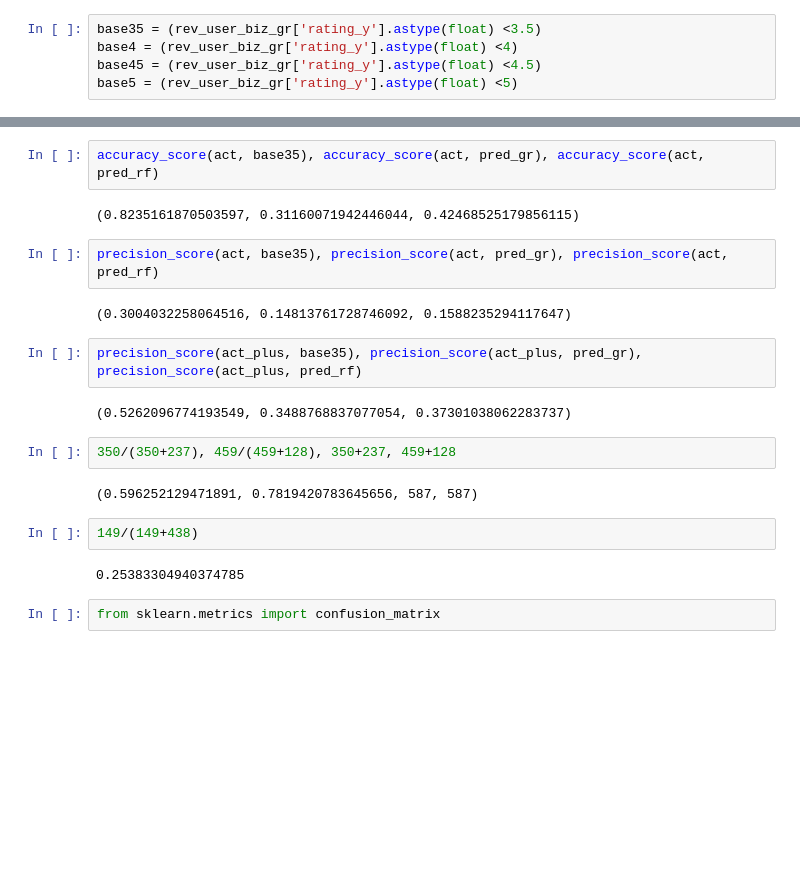
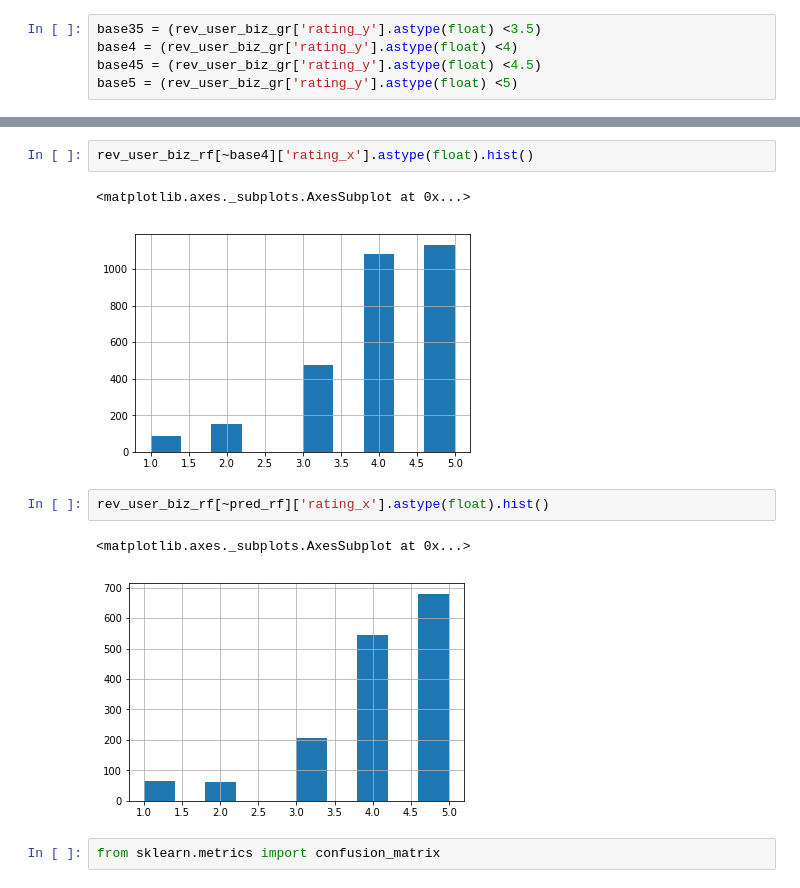
Before and after one commit to Myau5x/anti-recommender, a Jupyter notebook: testing_on_scrap.ipynb, the cells around one changed output, grey strips where cells are left out. Saved outputs shown, nothing was run; the diff lists cells and outputs as text; blank space fills up the shorter version.

```diff
--- a/testing_on_scrap.ipynb
+++ b/testing_on_scrap.ipynb
@@ -307,23 +303,13 @@ recall_score(act, base35), recall_score(act, pred_gr), recall_score(act, pred_rf
-# %%
-accuracy_score(act, base35), accuracy_score(act, pred_gr), accuracy_score(act, pred_rf)
-# %% [output]
-(0.8235161870503597, 0.31160071942446044, 0.42468525179856115)
-# %%
-precision_score(act, base35), precision_score(act, pred_gr), precision_score(act, pred_rf)
-# %% [output]
-(0.3004032258064516, 0.14813761728746092, 0.1588235294117647)
-# %%
-precision_score(act_plus, base35), precision_score(act_plus, pred_gr), precision_score(act_plus, pred_rf)
-# %% [output]
-(0.5262096774193549, 0.3488768837077054, 0.37301038062283737)
-# %%
-350/(350+237), 459/(459+128), 350+237, 459+128
-# %% [output]
-(0.596252129471891, 0.7819420783645656, 587, 587)
-# %%
-149/(149+438)
-# %% [output]
-0.25383304940374785
+# %%
+rev_user_biz_rf[~base4]['rating_x'].astype(float).hist()
+# %% [output]
+<matplotlib.axes._subplots.AxesSubplot at 0x...>
+[figure, added]
+# %%
+rev_user_biz_rf[~pred_rf]['rating_x'].astype(float).hist()
+# %% [output]
+<matplotlib.axes._subplots.AxesSubplot at 0x...>
+[figure, added]
 # %%
 from sklearn.metrics import confusion_matrix
 # %%
```
Also changed, not shown: parts of 29 cells of this notebook, 31 other files.
